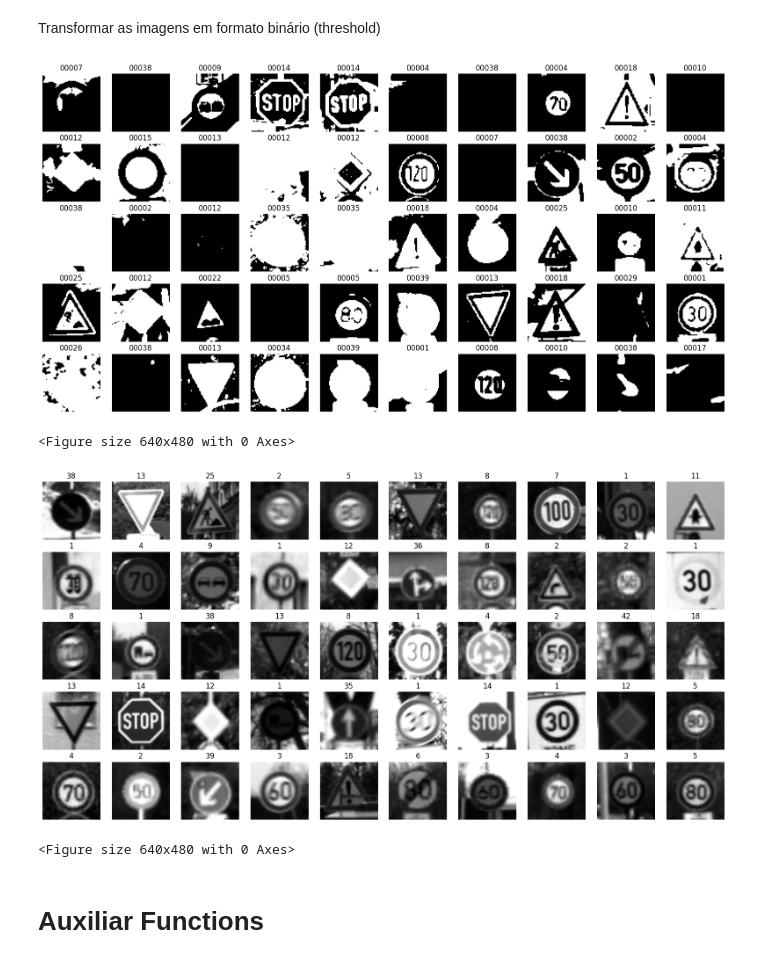
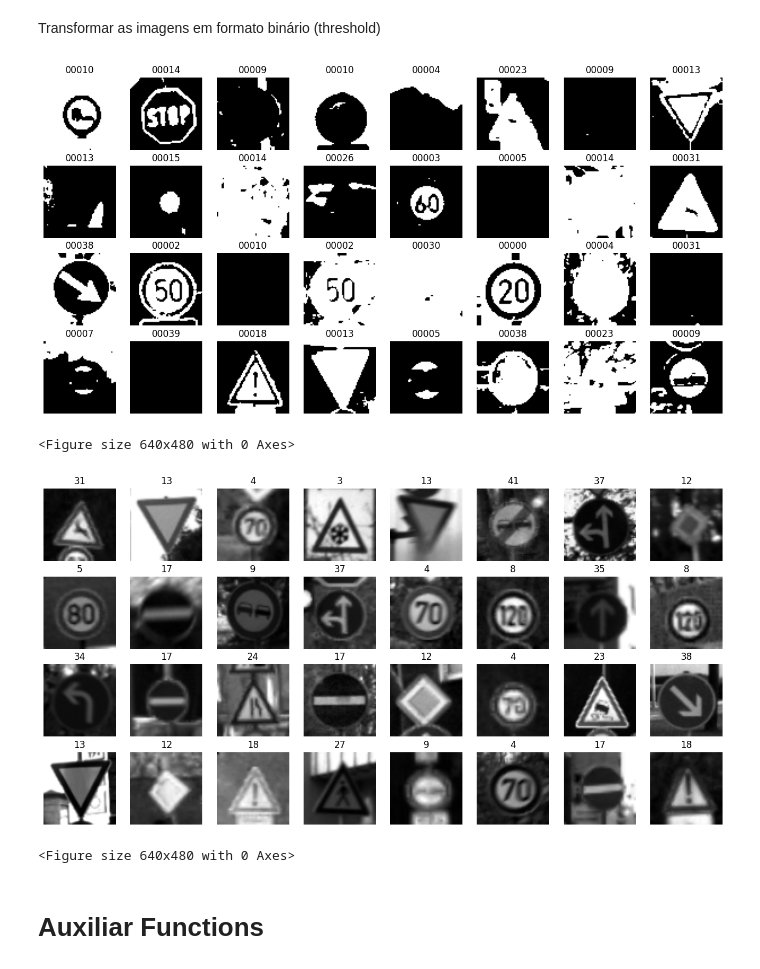
Before and after one commit to CatarinaCosta02/VCPI_Project2, a Jupyter notebook: main.ipynb, the cells around one changed output. Cells and saved outputs as stored; diff of their text form; code cells hidden in the pictures.

```diff
--- a/main.ipynb
+++ b/main.ipynb
@@ -479,58 +550,58 @@ AttributeError: 'DataLoader' object has no attribute 'classes'
 # %% [markdown]
 Transformar as imagens em formato binário (threshold)
 # %%
-# # Supondo que a transformação ThresholdTransform esteja definida corretamente como:
-# class ThresholdTransform:
-#     def __init__(self, threshold):
-#         self.threshold = threshold
+# Supondo que a transformação ThresholdTransform esteja definida corretamente como:
+class ThresholdTransform:
+    def __init__(self, threshold):
+        self.threshold = threshold
 
-#     def __call__(self, img):
-#         img = v2.Grayscale()(img)
-#         img_bin = torch.where(img > self.threshold, torch.tensor(1.0), torch.tensor(0.0))
-#         return img_bin
+    def __call__(self, img):
+        img = v2.Grayscale()(img)
+        img_bin = torch.where(img > self.threshold, torch.tensor(1.0), torch.tensor(0.0))
+        return img_bin
 
-# threshold_transform = ThresholdTransform(threshold=0.35)
+threshold_transform = ThresholdTransform(threshold=0.35)
 
-# images_binarized = []
-# for image in train_images:
-#     image_binarized = threshold_transform(image)
-#     images_binarized.append(image_binarized)
+images_binarized = []
+for image in train_images:
+    image_binarized = threshold_transform(image)
+    images_binarized.append(image_binarized)
 
-# # Converter a lista de imagens binarizadas para um tensor
-# images_binarized = torch.stack(images_binarized)
+# Converter a lista de imagens binarizadas para um tensor
+images_binarized = torch.stack(images_binarized)
 
-# vcpi_util.show_images(5, 10, images_binarized, train_targets, train_set.classes)
+vcpi_util.show_images(4, 8, images_binarized, train_targets, train_set.classes)
 # %% [output]
-[figure, old version]
+[figure, new version]
 <Figure size 640x480 with 0 Axes>
 # %%
-# ## testes de transformações, para não estragar o de cima
+## testes de transformações, para não estragar o de cima
 
-# transform = v2.Compose([
-#     v2.Resize((IMG_SIZE, IMG_SIZE)),
-#     v2.RandomAdjustSharpness(0.5),
-#     # v2.RandomApply([v2.RandomAffine(degrees=20, translate=(0.1, 0.1), scale=(0.8, 1.2))], p=0.5),
-#     # v2.CenterCrop((CROP_HEIGHT, CROP_WIDTH)),  # Add this line for center cropping
-#     # v2.RandomCrop((CROP_HEIGHT, CROP_WIDTH)),  # Or use this line for random cropping
-#     v2.ToTensor(),
-#     v2.Grayscale()
+transform = v2.Compose([
+    v2.Resize((IMG_SIZE, IMG_SIZE)),
+    v2.RandomAdjustSharpness(0.5),
+    # v2.RandomApply([v2.RandomAffine(degrees=20, translate=(0.1, 0.1), scale=(0.8, 1.2))], p=0.5),
+    # v2.CenterCrop((CROP_HEIGHT, CROP_WIDTH)),  # Add this line for center cropping
+    # v2.RandomCrop((CROP_HEIGHT, CROP_WIDTH)),  # Or use this line for random cropping
+    v2.ToTensor(),
+    v2.Grayscale()
 
-# ])
+])
 
-# train_set = torchvision.datasets.ImageFolder(root=TRAIN_SET_PATH, transform=transform)
-# train_loader = torch.utils.data.DataLoader(train_set, batch_size=BATCH_SIZE, shuffle=True)
+train_set = torchvision.datasets.ImageFolder(root=TRAIN_SET_PATH, transform=transform)
+train_loader = torch.utils.data.DataLoader(train_set, batch_size=BATCH_SIZE, shuffle=True)
 
-# test_set = torchvision.datasets.MNIST(root=TEST_SET_PATH, train=False, download=True, transform=transform)
-# test_loader = torch.utils.data.DataLoader(test_set, batch_size=BATCH_SIZE, shuffle=False)
+test_set = torchvision.datasets.MNIST(root=TEST_SET_PATH, train=False, download=True, transform=transform)
+test_loader = torch.utils.data.DataLoader(test_set, batch_size=BATCH_SIZE, shuffle=False)
 
-# images, targets = next(iter(train_loader))
+images, targets = next(iter(train_loader))
 
-# new_class_names = ['0' if class_name == '00000' else class_name.replace('0', '') for class_name in train_set.classes]
-# train_set.classes = new_class_names
+new_class_names = ['0' if class_name == '00000' else class_name.replace('0', '') for class_name in train_set.classes]
+train_set.classes = new_class_names
 
-# vcpi_util.show_images(5, 10, images, targets, train_set.classes)
+vcpi_util.show_images(4, 8, images, targets, train_set.classes)
 # %% [output]
-[figure, old version]
+[figure, new version]
 <Figure size 640x480 with 0 Axes>
 # %% [markdown]
 # Auxiliar Functions
```
Also changed, not shown: parts of 33 cells of this notebook.
